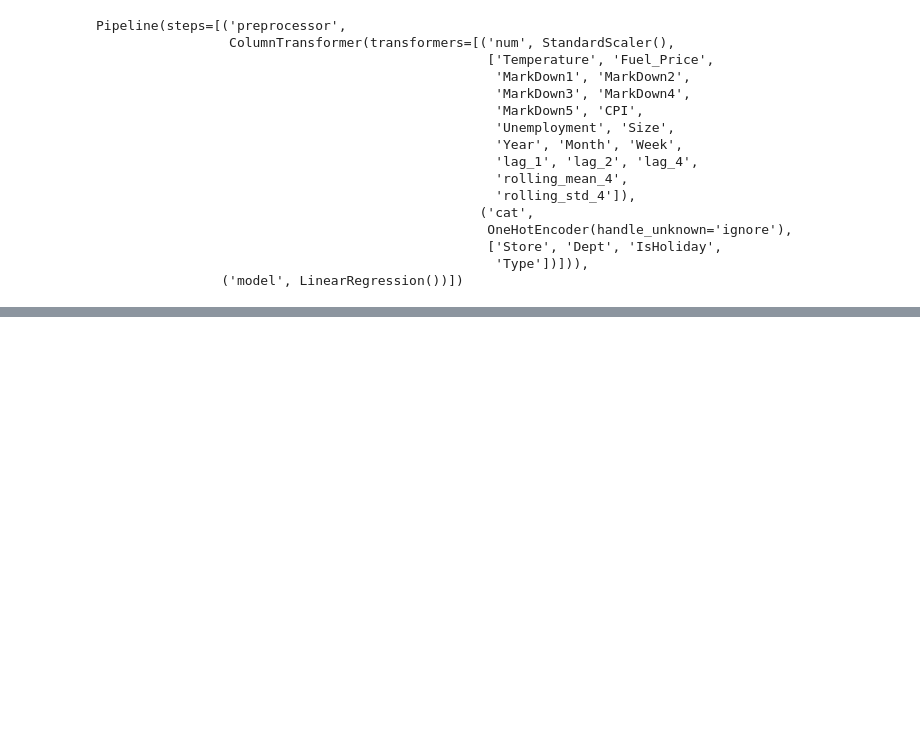
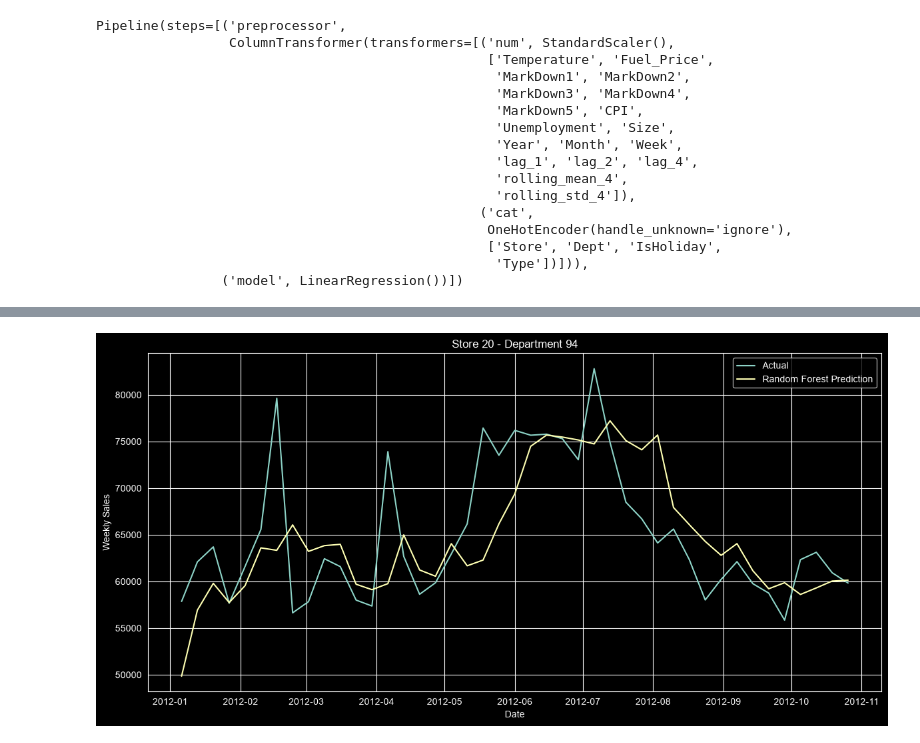
Before and after one commit to tuyettran15999/Walmart-Demand-Forecasting, a Jupyter notebook: notebook/05_Machine_Learning_Models.ipynb, the cells around one changed output, grey strips where cells are left out. Saved outputs shown, nothing was run; the diff lists cells and outputs as text; code cells hidden in the pictures; blank space fills up the shorter version.

```diff
--- a/notebook/05_Machine_Learning_Models.ipynb
+++ b/notebook/05_Machine_Learning_Models.ipynb
@@ -240,0 +415,20 @@ linear_pred = linear_pipeline.predict(X_test)
+# %%
+rf_pipeline = Pipeline(
+    steps=[
+        ("preprocessor", rf_preprocessor),
+        (
+            "model",
+            RandomForestRegressor(
+                n_estimators=50,
+                max_depth=12,
+                min_samples_leaf=5,
+                random_state=42,
+                n_jobs=-1
+            )
+        )
+    ]
+)
+
+rf_pipeline.fit(X_train, y_train)
+
+rf_pred = rf_pipeline.predict(X_test)
@@ -240,0 +572,38 @@ linear_pred = linear_pipeline.predict(X_test)
+# %%
+comparison = test_df.copy()
+
+comparison["Prediction"] = rf_pred
+store = 20
+dept = 94
+plot_df = comparison[
+    (comparison["Store"] == store) &
+    (comparison["Dept"] == dept)
+].sort_values("Date")
+import matplotlib.pyplot as plt
+
+plt.figure(figsize=(12,6))
+
+plt.plot(
+    plot_df["Date"],
+    plot_df["Weekly_Sales"],
+    label="Actual"
+)
+
+plt.plot(
+    plot_df["Date"],
+    plot_df["Prediction"],
+    label="Random Forest Prediction"
+)
+
+plt.title(f"Store {store} - Department {dept}")
+
+plt.xlabel("Date")
+plt.ylabel("Weekly Sales")
+
+plt.legend()
+
+plt.tight_layout()
+
+plt.show()
+# %% [output]
+[figure, added]
```
Also changed, not shown: parts of 35 cells of this notebook.
